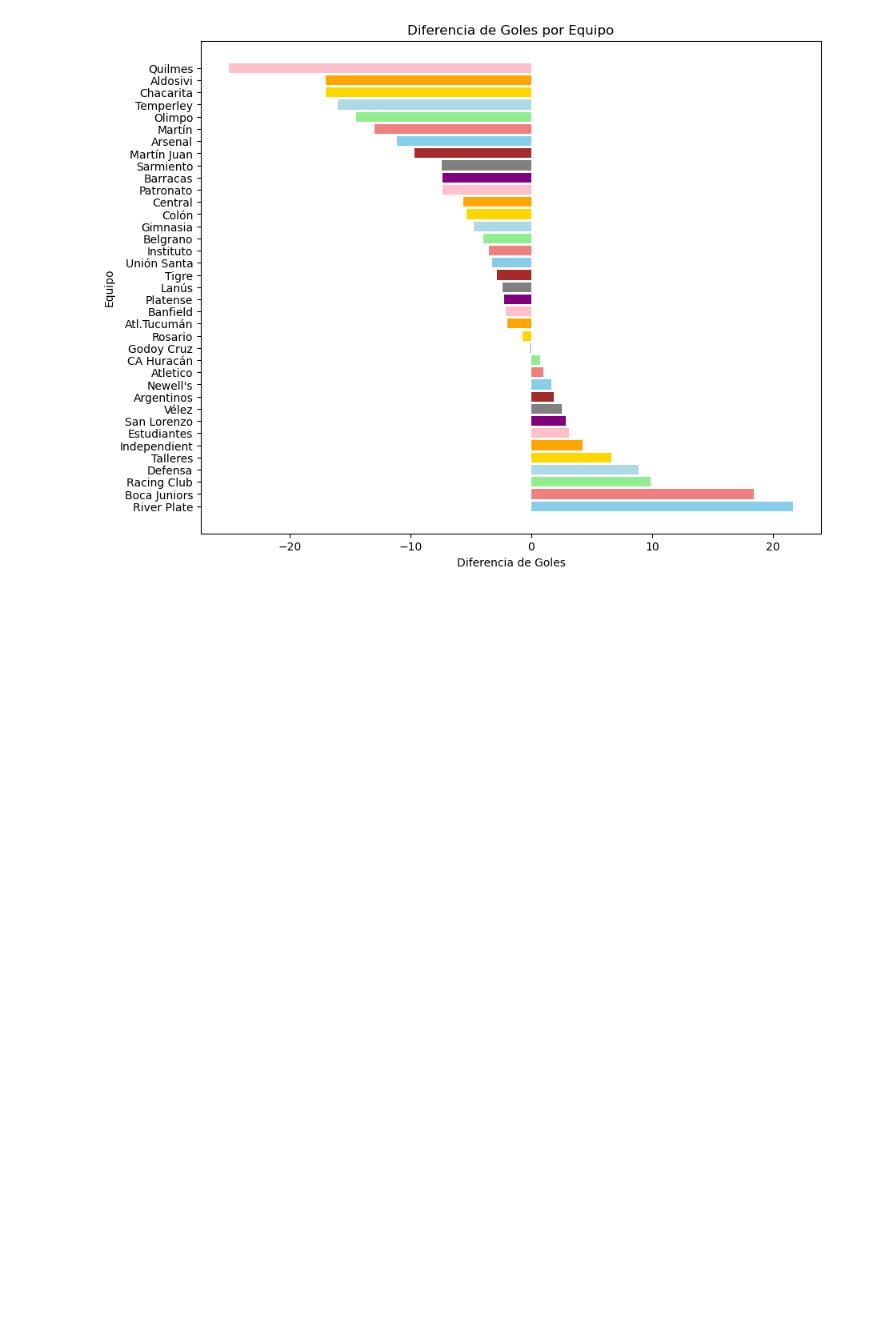
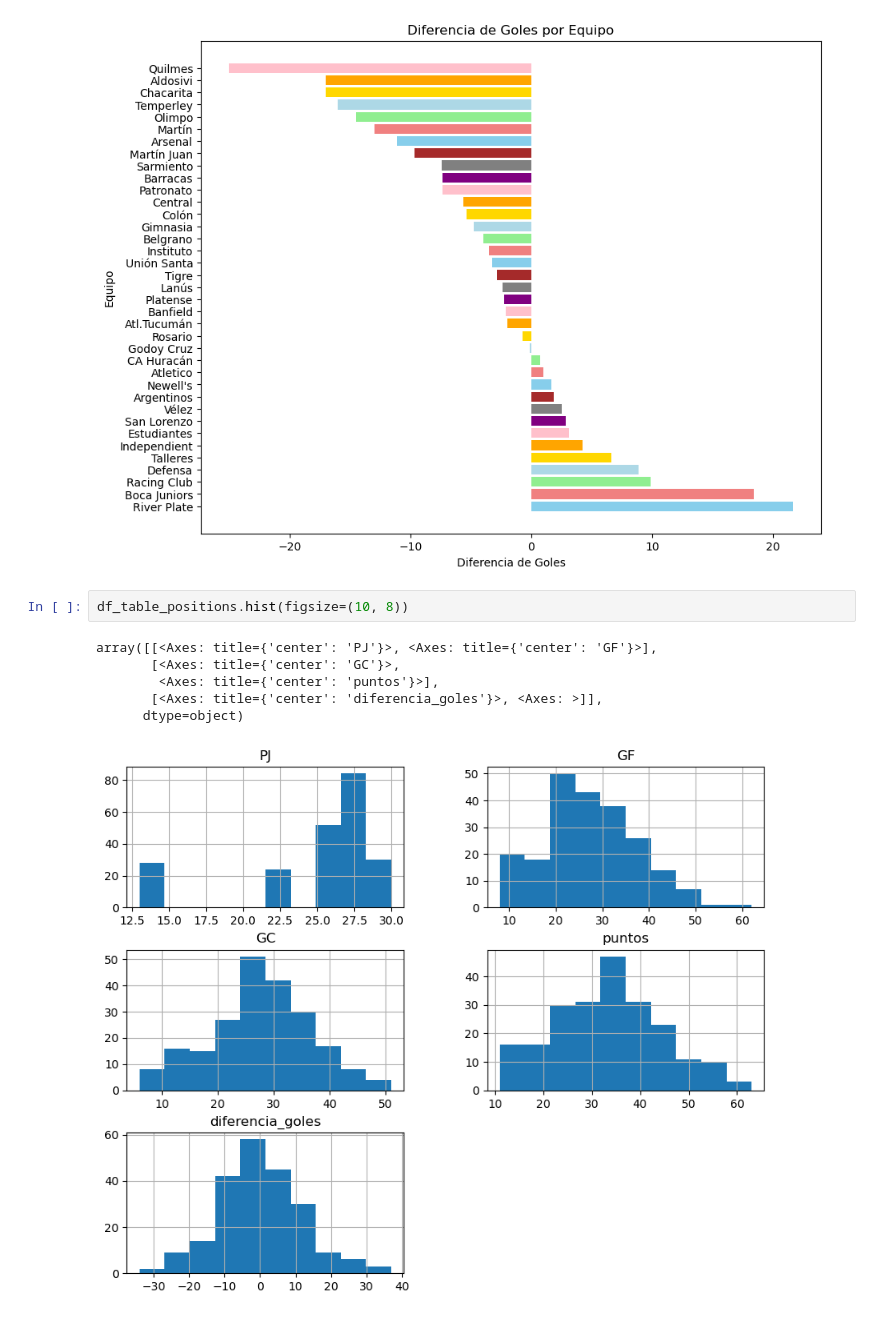
Before and after one commit to matiasfeliu92/torneos_primera_division_arg, a Jupyter notebook: Torneos_Primera_Division_table_positions.ipynb, the cells around one changed output. Cells and saved outputs as stored; diff of their text form; blank space fills up the shorter version.

Commit message:
update graphics in notebook file

```diff
--- a/Torneos_Primera_Division_table_positions.ipynb
+++ b/Torneos_Primera_Division_table_positions.ipynb
@@ -142,3 +145,12 @@ plt.title('Diferencia de Goles por Equipo')
 plt.show()
 # %% [output]
 [figure]
+# %%
+df_table_positions.hist(figsize=(10, 8))
+# %% [output]
+array([[<Axes: title={'center': 'PJ'}>, <Axes: title={'center': 'GF'}>],
+       [<Axes: title={'center': 'GC'}>,
+        <Axes: title={'center': 'puntos'}>],
+       [<Axes: title={'center': 'diferencia_goles'}>, <Axes: >]],
+      dtype=object)
+[figure, added]
```
Also changed, not shown: parts of 3 cells of this notebook.
